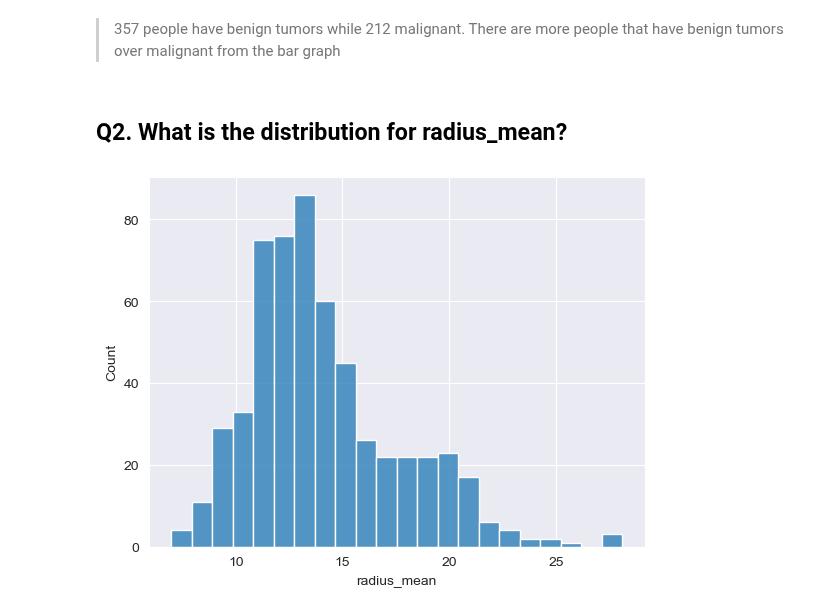
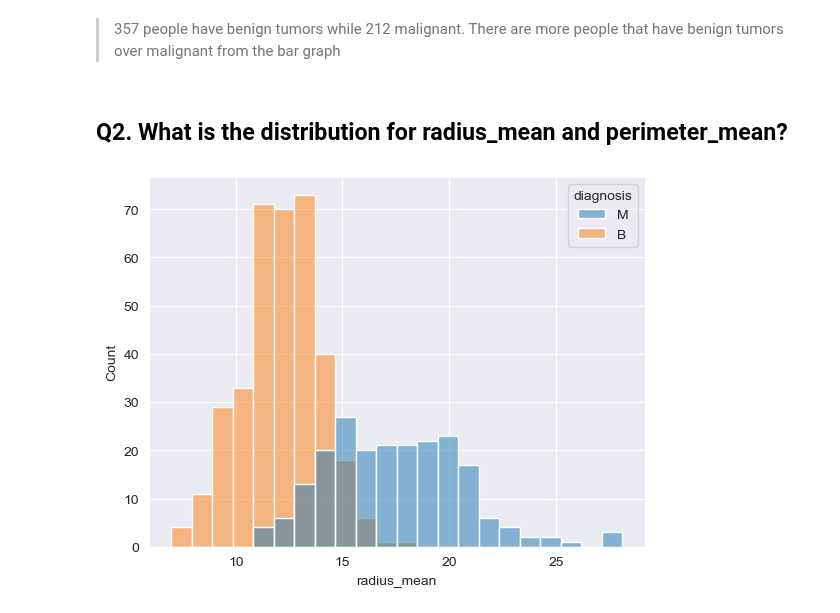
Before and after one commit to denzeil/Breast-Cancer-Predictive-Analysis, a Jupyter notebook: cancer_data.ipynb, the cells around one changed output. Saved outputs shown, nothing was run; the diff lists cells and outputs as text; code cells hidden in the pictures.

```diff
--- a/cancer_data.ipynb
+++ b/cancer_data.ipynb
@@ -163,8 +163,8 @@ Name: diagnosis, dtype: int64
 # %% [markdown]
 > 357 people have benign tumors while 212 malignant. There are more people that have benign tumors over malignant from the bar graph
 # %% [markdown]
-## Q2. What is the distribution for radius_mean?
+## Q2. What is the distribution for radius_mean and perimeter_mean?
 # %%
-sns.histplot(data=Cancer_copy[""],x='radius_mean');
+sns.histplot(data=Cancer_copy,x='radius_mean',hue='diagnosis');
 # %% [output]
-[figure, old version]
+[figure, new version]
```
Also changed, not shown: parts of 2 cells of this notebook.
